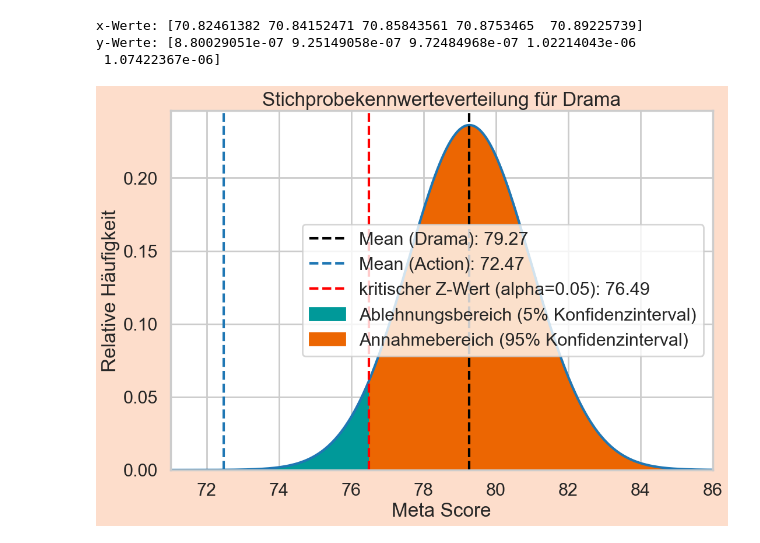
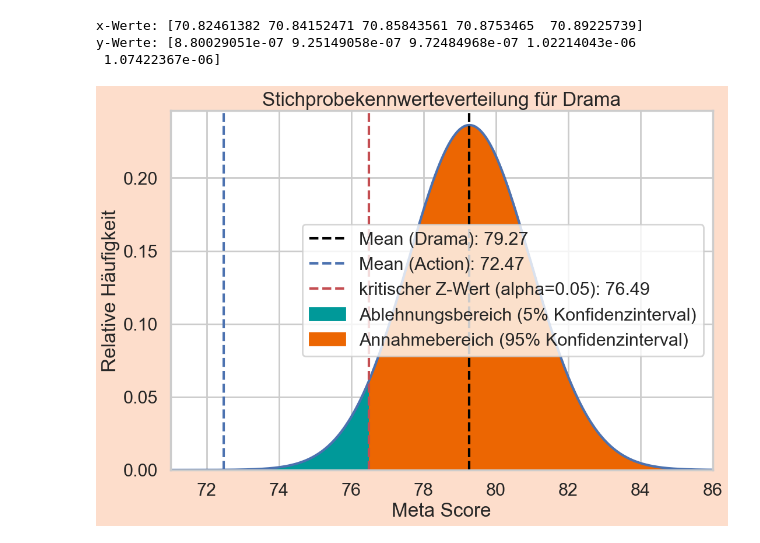
Before and after one commit to mib1213/ScientificPoster, a Jupyter notebook: movies.ipynb, the cells around one changed output. Cells and saved outputs as stored; diff of their text form; code cells hidden in the pictures.

```diff
--- a/movies.ipynb
+++ b/movies.ipynb
@@ -73,0 +75,6 @@ df_filtered_drama = df_filtered_drama.astype('int')
+# %%
+df_filtered_action = df_filtered_action[~df_filtered_action.isna()].reset_index(drop=True)
+df_filtered_drama = df_filtered_drama[~df_filtered_drama.isna()].reset_index(drop=True)
+
+
+df_filtered_action.isna().sum(), df_filtered_drama.isna().sum()
@@ -73,0 +83,5 @@ df_filtered_drama = df_filtered_drama.astype('int')
+# %%
+df_filtered_action = df_filtered_action.astype('uint8')
+df_filtered_drama = df_filtered_drama.astype('uint8')
+
+df_filtered_action.dtype, df_filtered_drama.dtype
@@ -83,15 +127,13 @@ std_drama = df_filtered_drama.std()
 # %%
-sns.set_style('whitegrid')
-sns.set_context('poster')
-fig, ax = plt.subplots(1, 2, figsize=(16, 8), sharex=True, sharey=True, facecolor='#fdddcb')
+fig, ax = plt.subplots(1, 2, figsize=(16, 8), sharex=True, sharey=True, facecolor=healthy_orange_25)
 
-ax[0].hist(df_filtered_action, bins=range(min_action, max_action + 1), color='#EC6602', density=True)
+ax[0].hist(df_filtered_action, bins=range(min_action, max_action + 1), color=healthy_orange, density=True)
 ax[0].axvline(x=mean_action, color='black', linestyle='--', label=f"Mean: {mean_action:.2f}")
 ax[0].set_title('Action')
 ax[0].set_xlabel('Meta Score')
 ax[0].set_ylabel('Relative Häufigkeit')
 ax[0].legend()
-ax[1].hist(df_filtered_drama, bins=range(min_drama, max_drama + 1), color='#EC6602', density=True)
+ax[1].hist(df_filtered_drama, bins=range(min_drama, max_drama + 1), color=healthy_orange, density=True)
 ax[1].axvline(x=mean_drama, color='black', linestyle='--', label=f"Mean: {mean_drama:.2f}")
 ax[1].set_title('Drama')
 ax[1].set_xlabel('Meta Score')
@@ -172,24 +224,35 @@ x-Werte: [70.82461382 70.84152471 70.85843561 70.8753465  70.89225739]
 y-Werte: [8.80029051e-07 9.25149058e-07 9.72484968e-07 1.02214043e-06
  1.07422367e-06]
 # %%
-sns.set_style('whitegrid')
-sns.set_context('poster')
-
-plt.figure(figsize=(12, 8), facecolor='#fdddcb')
+plt.figure(figsize=(12, 8), facecolor=healthy_orange_25)
 plt.plot(x_werte, y_werte)
-plt.axvline(x=mean_stichprobe_drama, color='black', label=f"Mean (Drama): {mean_stichprobe_drama:.2f}", linestyle='--')
-plt.axvline(x=mean_stichprobe_action, label=f"Mean (Action): {mean_stichprobe_action:.2f}", linestyle='--')
-plt.axvline(x=untere_grenze, color='r', label=f"kritischer Z-Wert (alpha={ALPHA}): {untere_grenze:.2f}", linestyle='--')
-plt.fill_between(x_werte, y_werte, where=x_werte < untere_grenze, color='#009999',
+plt.axvline(x=mean_stichprobe_drama,
+            color='black',
+            label=f"Mean (Drama): {mean_stichprobe_drama:.2f}",
+            linestyle='--')
+plt.axvline(x=mean_stichprobe_action,
+            label=f"Mean (Action): {mean_stichprobe_action:.2f}",
+            linestyle='--')
+plt.axvline(x=untere_grenze,
+            color='r',
+            label=f"kritischer Z-Wert (alpha={ALPHA}): {untere_grenze:.2f}",
+            linestyle='--')
+plt.fill_between(x_werte,
+                 y_werte,
+                 where=x_werte < untere_grenze,
+                 color=siemens_petrol,
                  label='Ablehnungsbereich (5% Konfidenzinterval)')
-plt.fill_between(x_werte, y_werte, where=x_werte > untere_grenze, color='#EC6602',
+plt.fill_between(x_werte,
+                 y_werte,
+                 where=x_werte > untere_grenze,
+                 color=healthy_orange,
                  label='Annahmebereich (95% Konfidenzinterval)')
 plt.ylim(0, max(y_werte) + 0.01)
 plt.title('Stichprobekennwerteverteilung für Drama')
 plt.xlabel('Meta Score')
 plt.ylabel('Relative Häufigkeit')
 plt.xlim(71, 86)
 plt.legend()
 plt.show()
 # %% [output]
-[figure, old version]
+[figure, new version]
```
Also changed, not shown: parts of 15 cells of this notebook.
